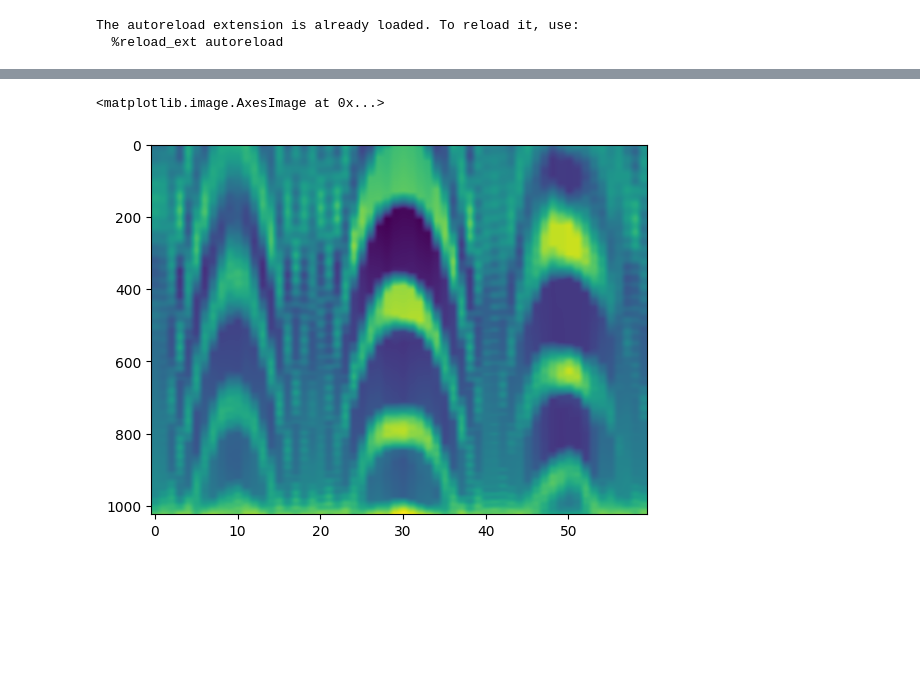
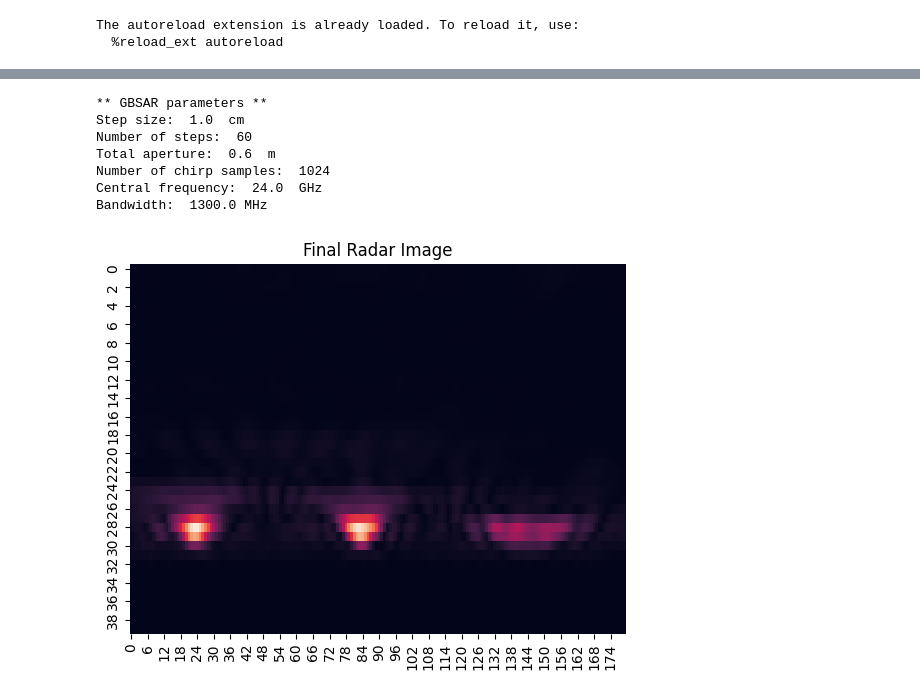
Before and after one commit to LukaMucko/radar-image-diffusion, a Jupyter notebook: reconstruction.ipynb, the cells around one changed output, grey strips where cells are left out. Drawn from its saved outputs; the diff is of its cells as text; code cells hidden in the pictures; blank space fills up the shorter version.

```diff
--- a/reconstruction.ipynb
+++ b/reconstruction.ipynb
@@ -30,6 +62,0 @@ plt.imshow(ar, aspect="auto")
-# %%
-slika = np.load("AR_AS_GS_28.npy")
-plt.imshow(slika, aspect="auto")
-# %% [output]
-<matplotlib.image.AxesImage at 0x...>
-[figure, removed]
@@ -41 +63,12 @@ np.save("example.npy", arr)
+# %%
+final_radar_image = process_gbsar_data(arr)
+# %% [output]
+** GBSAR parameters **
+Step size:  1.0  cm
+Number of steps:  60
+Total aperture:  0.6  m
+Number of chirp samples:  1024
+Central frequency:  24.0  GHz
+Bandwidth:  1300.0 MHz
+[figure, added]
 # %%
```
Also changed, not shown: parts of 13 cells of this notebook, 2 other files.
